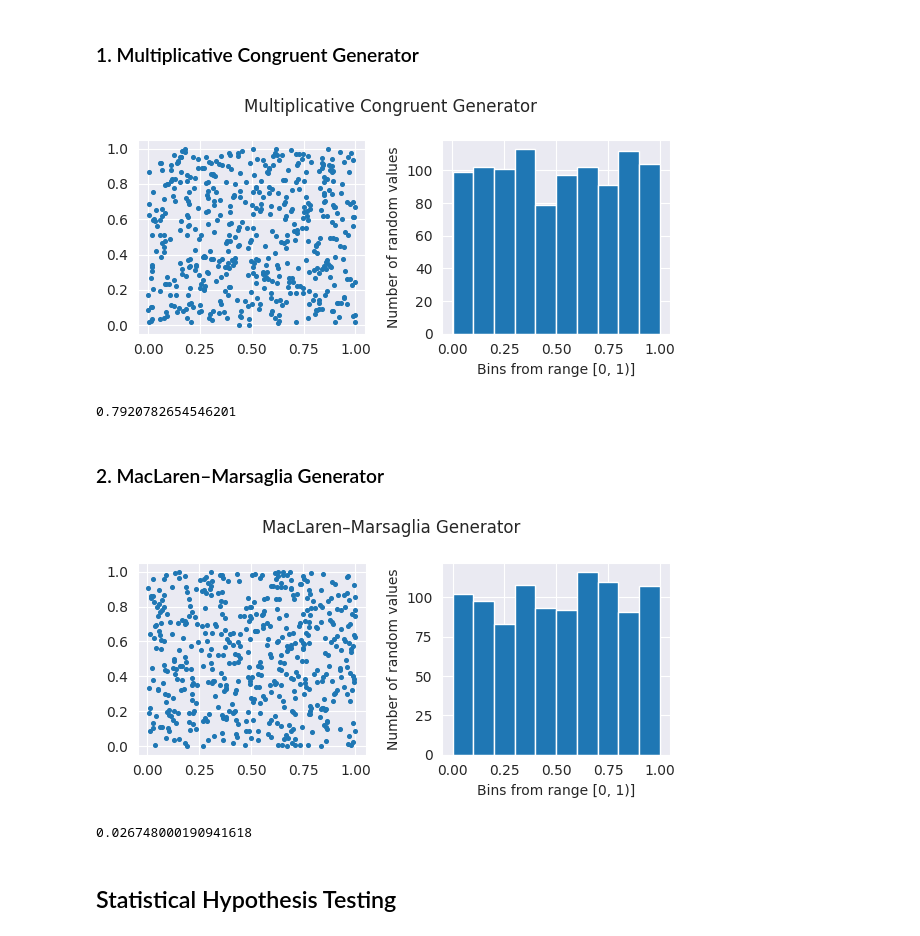
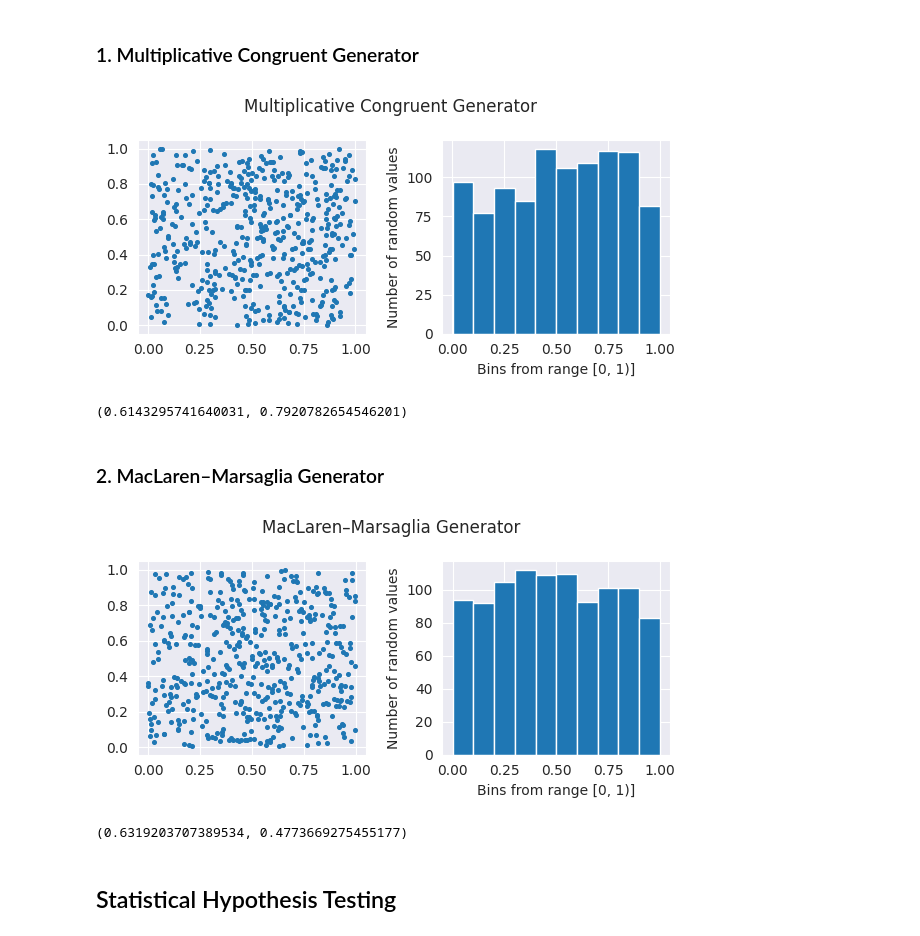
Before and after one commit to sherri-ice/bsu_famcs_4_course, a Jupyter notebook: iism/lab-1.ipynb, the cells around one changed output. Cells and saved outputs as stored; diff of their text form; code cells hidden in the pictures.

```diff
--- a/iism/lab-1.ipynb
+++ b/iism/lab-1.ipynb
@@ -38,25 +38,25 @@ class MultCongGenerator:
 # %%
 # Initial values
 n = 1000
-m = 2 ** 31 - 1
+m = 2 ** 31
 c1 = 19581355
 alpha0, betta = 24149775, max(c1, m - c1)
 
 # Generating random numbers
 mc_generator = MultCongGenerator(alpha0, betta, m)
 random_numbers1 = generate(mc_generator, n)
 
 # Visualizing
 visualize_random_numbers(
     random_numbers1,
     generator_name="Multiplicative Congruent Generator"
 )
 # %% [output]
-[figure, old version]
+[figure, new version]
 # %%
-random_numbers1[14]
+random_numbers1[0], random_numbers1[14]
 # %% [output]
-0.7920782654546201
+(0.6143295741640031, 0.7920782654546201)
 # %% [markdown]
 ### 2. MacLaren–Marsaglia Generator
 # %%
@@ -77,7 +77,7 @@ class MacLarenMarsagliaGenerator:
 n = 1000
 k = 128
 # Second Base Random generator instance
-m = 2 ** 31 - 1
+m = 2 ** 31
 c2 = 457816087
 alpha0, betta = 179029053, max(m - c2, c2)
 mc_generator2 = MultCongGenerator(alpha0, betta, k)
@@ -96,11 +96,12 @@ visualize_random_numbers(
     generator_name="MacLaren–Marsaglia Generator"
 )
 # %% [output]
-[figure, old version]
+[figure, new version]
-# %%
-random_numbers2[-1]
-# %% [output]
-0.026748000190941618
+# %%
+random_numbers2[0], random_numbers2[14]
+# 0.008959, 0.61433
+# %% [output]
+(0.6319203707389534, 0.4773669275455177)
 # %% [markdown]
 ## Statistical Hypothesis Testing
 # %% [markdown]
```
Also changed, not shown: parts of 2 cells of this notebook, 1 other file.
